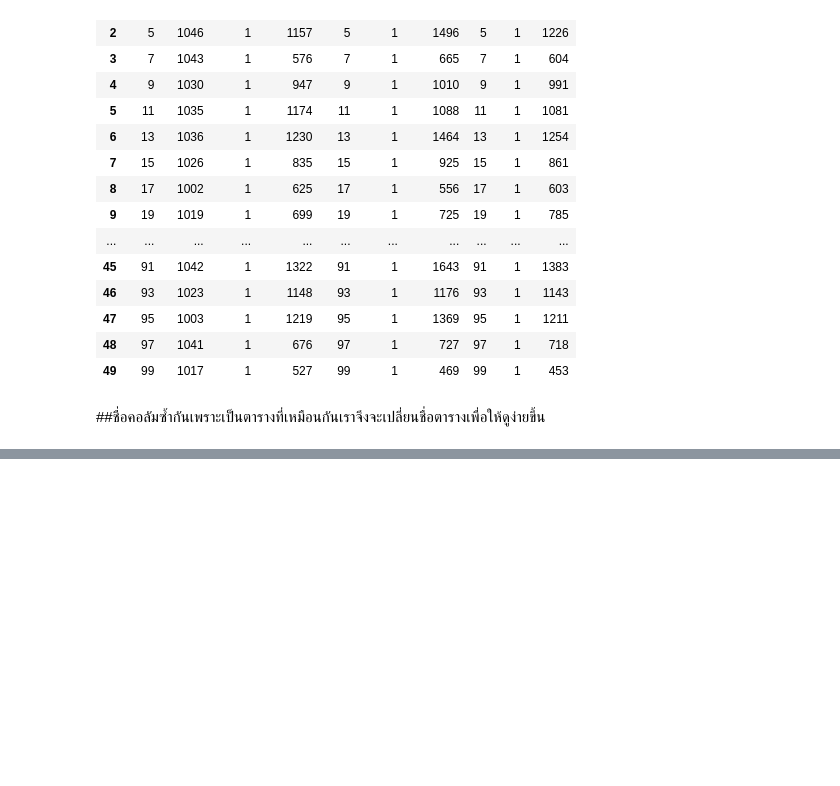
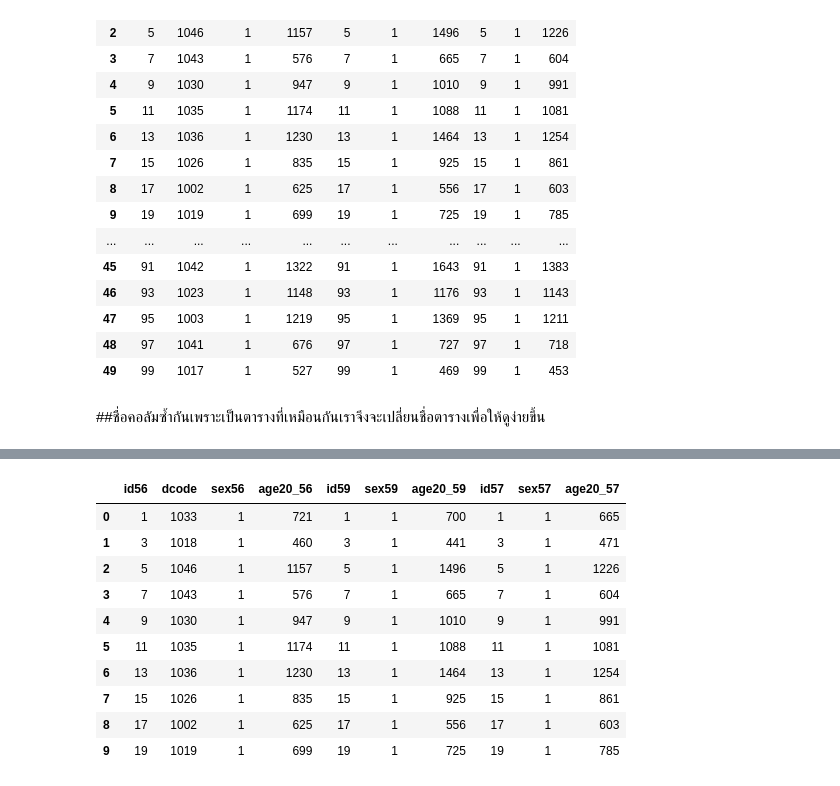
Before and after one commit to kittikhun62/DWDM21, a Jupyter notebook: project.ipynb, the cells around one changed output, grey strips where cells are left out. Saved outputs shown, nothing was run; the diff lists cells and outputs as text; code cells hidden in the pictures; blank space fills up the shorter version.

```diff
--- a/project.ipynb
+++ b/project.ipynb
@@ -284,0 +302,14 @@ merged_table1
+# %%
+merged_table1.head(10) #หรือใช้คำสั่ง .head เเละกำหนดค่าในวงเล็บเพื่อดูข้อมูลของ10คนเเรกได้เช่นกัน
+# %% [output]
+|  | id56 | dcode | sex56 | age20_56 | id59 | sex59 | age20_59 | id57 | sex57 | age20_57 |
+| 0 | 1 | 1033 | 1 | 721 | 1 | 1 | 700 | 1 | 1 | 665 |
+| 1 | 3 | 1018 | 1 | 460 | 3 | 1 | 441 | 3 | 1 | 471 |
+| 2 | 5 | 1046 | 1 | 1157 | 5 | 1 | 1496 | 5 | 1 | 1226 |
+| 3 | 7 | 1043 | 1 | 576 | 7 | 1 | 665 | 7 | 1 | 604 |
+| 4 | 9 | 1030 | 1 | 947 | 9 | 1 | 1010 | 9 | 1 | 991 |
+| 5 | 11 | 1035 | 1 | 1174 | 11 | 1 | 1088 | 11 | 1 | 1081 |
+| 6 | 13 | 1036 | 1 | 1230 | 13 | 1 | 1464 | 13 | 1 | 1254 |
+| 7 | 15 | 1026 | 1 | 835 | 15 | 1 | 925 | 15 | 1 | 861 |
+| 8 | 17 | 1002 | 1 | 625 | 17 | 1 | 556 | 17 | 1 | 603 |
+| 9 | 19 | 1019 | 1 | 699 | 19 | 1 | 725 | 19 | 1 | 785 |
```
Also changed, not shown: parts of 11 cells of this notebook.
